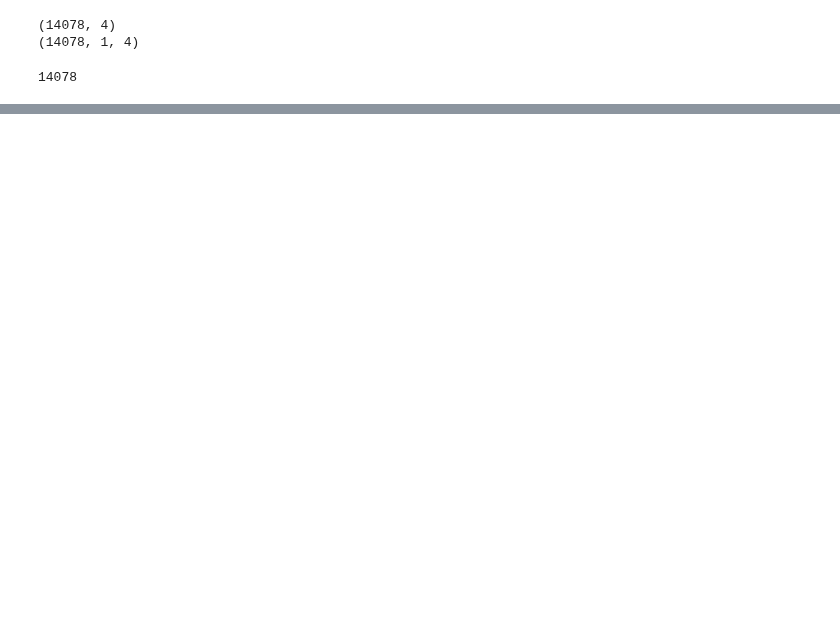
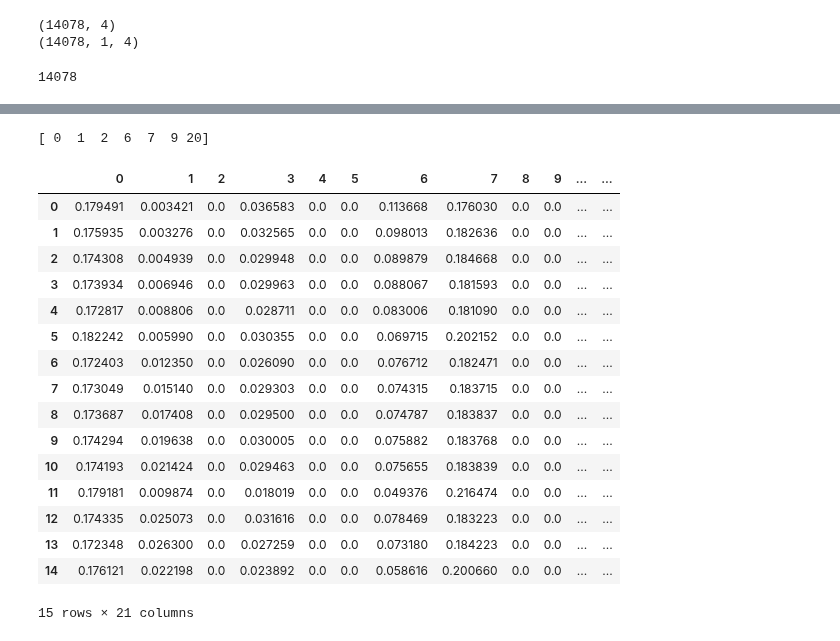
Before and after one commit to timothyyu/gdax-orderbook-ml, a Jupyter notebook: 7_input_feature_refinement_continued.ipynb, the cells around one changed output, grey strips where cells are left out. Saved outputs shown, nothing was run; the diff lists cells and outputs as text; code cells hidden in the pictures; blank space fills up the shorter version.

Commit message:
exploration of model results in progress; incomplete, classification being used

```diff
--- a/7_input_feature_refinement_continued.ipynb
+++ b/7_input_feature_refinement_continued.ipynb
@@ -619,19 +615,24 @@ batch_size = Xshapetest.shape[0]
     # required parameter for LSTM if stateful = True
     # Size of entire batch or batch sizes
 
+#1024,512,256 --> when using GPU
+#50, 25, 10 --> when using CPU-only
+
 model = Sequential()
-model.add(LSTM(1024, return_sequences=True, stateful=True,
+model.add(LSTM(50, return_sequences=True, stateful=True,
                batch_input_shape=(batch_size , timesteps, data_dim )))
                                                 #input_shape(batch_size, timesteps,features)
                                                 #input_shape(timesteps,features)
-model.add(LSTM(512, return_sequences=True,stateful=True ))
-model.add(LSTM(256, return_sequences=False,stateful=True ))
+model.add(LSTM(25, return_sequences=True,stateful=True ))
+model.add(LSTM(10, return_sequences=False,stateful=True ))
 #model.add(Dropout(dropout),0.2)
 #model.add(LSTM(128, return_sequences=True,stateful=True ))
 #model.add(LSTM(64, return_sequences=False,stateful=True ))
 #model.add(LSTM(64, return_sequences=False,stateful=True ))
 model.add(Dense(onehot_y.shape[1], activation='relu'))
+#model.add(Dense(1, activation='relu'))
 model.compile(loss = "categorical_crossentropy", optimizer = 'rmsprop', metrics = ['accuracy'])
+#model.compile(loss = "logcosh", optimizer = 'adam', metrics = ['accuracy'])
 model.summary()
 # %% [output]
 _________________________________________________________________
@@ -653,7 +654,7 @@ _________________________________________________________________
 model.fit(
     Xshapetest,
     onehot_y,
-    epochs=5,
+    epochs=10,
     shuffle=False, #Set shuffle to false when stateful = True in model definition above
     verbose=2,
     batch_size=batch_size  #validation_data=(X, onehot_y)
@@ -678,9 +687,31 @@ model.predict(Xshapetest,batch_size=batch_size)
 model.predict_classes(Xshapetest,batch_size=batch_size)
 b = model.predict_classes(Xshapetest,batch_size=batch_size)
 print(np.unique(b))
+# %% [output]
+[ 0  1  2  6  7  9 20]
 # %%
 # Breakout of model.predict results into dataframe for examination:
+#pd.set_option('display.expand_frame_repr', True
 
+pd.options.display.width = None
 a =model.predict(Xshapetest,batch_size=batch_size)
 a_df = pd.DataFrame(a)
-a_df.head()
+a_df.head(15)
+# %% [output]
+|  | 0 | 1 | 2 | 3 | 4 | 5 | 6 | 7 | 8 | 9 | ... | ... |
+| 0 | 0.179491 | 0.003421 | 0.0 | 0.036583 | 0.0 | 0.0 | 0.113668 | 0.176030 | 0.0 | 0.0 | ... | ... |
+| 1 | 0.175935 | 0.003276 | 0.0 | 0.032565 | 0.0 | 0.0 | 0.098013 | 0.182636 | 0.0 | 0.0 | ... | ... |
+| 2 | 0.174308 | 0.004939 | 0.0 | 0.029948 | 0.0 | 0.0 | 0.089879 | 0.184668 | 0.0 | 0.0 | ... | ... |
+| 3 | 0.173934 | 0.006946 | 0.0 | 0.029963 | 0.0 | 0.0 | 0.088067 | 0.181593 | 0.0 | 0.0 | ... | ... |
+| 4 | 0.172817 | 0.008806 | 0.0 | 0.028711 | 0.0 | 0.0 | 0.083006 | 0.181090 | 0.0 | 0.0 | ... | ... |
+| 5 | 0.182242 | 0.005990 | 0.0 | 0.030355 | 0.0 | 0.0 | 0.069715 | 0.202152 | 0.0 | 0.0 | ... | ... |
+| 6 | 0.172403 | 0.012350 | 0.0 | 0.026090 | 0.0 | 0.0 | 0.076712 | 0.182471 | 0.0 | 0.0 | ... | ... |
+| 7 | 0.173049 | 0.015140 | 0.0 | 0.029303 | 0.0 | 0.0 | 0.074315 | 0.183715 | 0.0 | 0.0 | ... | ... |
+| 8 | 0.173687 | 0.017408 | 0.0 | 0.029500 | 0.0 | 0.0 | 0.074787 | 0.183837 | 0.0 | 0.0 | ... | ... |
+| 9 | 0.174294 | 0.019638 | 0.0 | 0.030005 | 0.0 | 0.0 | 0.075882 | 0.183768 | 0.0 | 0.0 | ... | ... |
+| 10 | 0.174193 | 0.021424 | 0.0 | 0.029463 | 0.0 | 0.0 | 0.075655 | 0.183839 | 0.0 | 0.0 | ... | ... |
+| 11 | 0.179181 | 0.009874 | 0.0 | 0.018019 | 0.0 | 0.0 | 0.049376 | 0.216474 | 0.0 | 0.0 | ... | ... |
+| 12 | 0.174335 | 0.025073 | 0.0 | 0.031616 | 0.0 | 0.0 | 0.078469 | 0.183223 | 0.0 | 0.0 | ... | ... |
+| 13 | 0.172348 | 0.026300 | 0.0 | 0.027259 | 0.0 | 0.0 | 0.073180 | 0.184223 | 0.0 | 0.0 | ... | ... |
+| 14 | 0.176121 | 0.022198 | 0.0 | 0.023892 | 0.0 | 0.0 | 0.058616 | 0.200660 | 0.0 | 0.0 | ... | ... |
+15 rows × 21 columns
```
Also changed, not shown: parts of 25 cells of this notebook.
